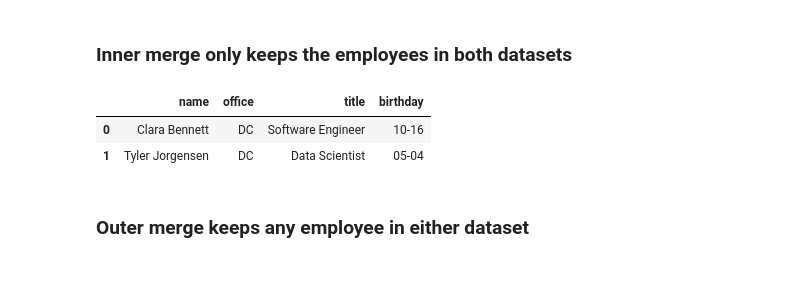
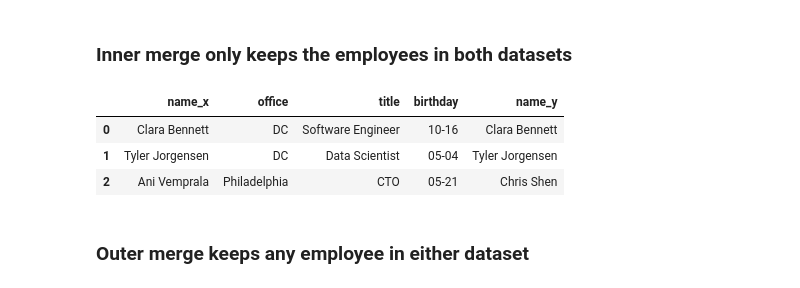
Before and after one commit to jackiekazil/intro_pandas, a Jupyter notebook: pandas_tutorial.ipynb, the cells around one changed output. Drawn from its saved outputs; the diff is of its cells as text; code cells hidden in the pictures.

```diff
--- a/pandas_tutorial.ipynb
+++ b/pandas_tutorial.ipynb
@@ -405,11 +405,12 @@ picwell_birthdays = pd.DataFrame([
 # %% [markdown]
 ### Inner merge only keeps the employees in both datasets
 # %%
-picwell_employees.merge(picwell_birthdays, how='inner', on=['name'])
+picwell_employees.merge(picwell_birthdays, how='inner', left_index=True, right_index=True)
 # %% [output]
-|  | name | office | title | birthday |
-| 0 | Clara Bennett | DC | Software Engineer | 10-16 |
-| 1 | Tyler Jorgensen | DC | Data Scientist | 05-04 |
+|  | name_x | office | title | birthday | name_y |
+| 0 | Clara Bennett | DC | Software Engineer | 10-16 | Clara Bennett |
+| 1 | Tyler Jorgensen | DC | Data Scientist | 05-04 | Tyler Jorgensen |
+| 2 | Ani Vemprala | Philadelphia | CTO | 05-21 | Chris Shen |
 # %% [markdown]
 ### Outer merge keeps any employee in either dataset
 # %%
```
Also changed, not shown: parts of 5 cells of this notebook, 1 other file.
